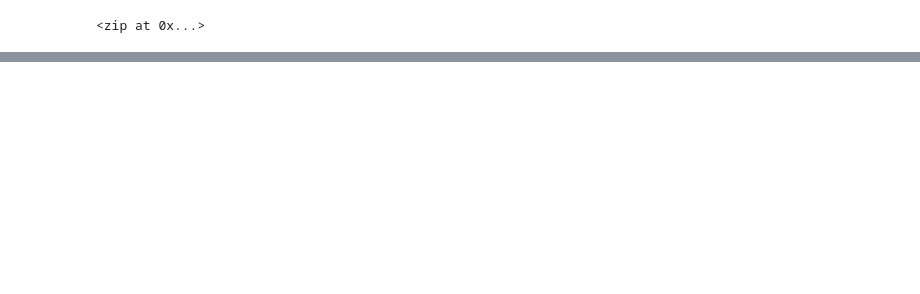
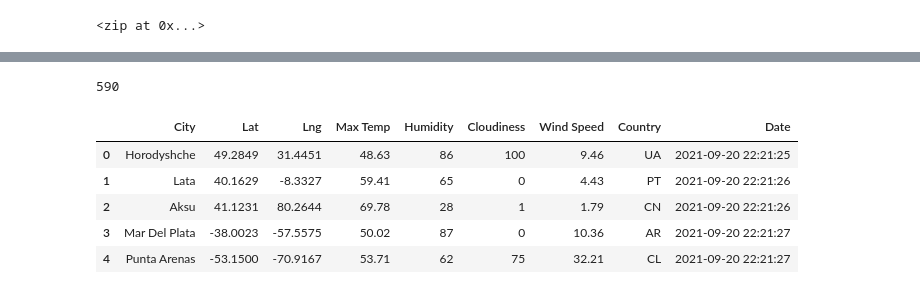
Before and after one commit to Shelka4444/World_Weather_Analysis, a Jupyter notebook: weather.ipynb, the cells around one changed output, grey strips where cells are left out. Drawn from its saved outputs; the diff is of its cells as text; code cells hidden in the pictures; blank space fills up the shorter version.

Commit message:
adding updated weather file.

```diff
--- a/weather.ipynb
+++ b/weather.ipynb
@@ -6,3 +11,6 @@ import numpy as np
+# %%
+# Starting URL for Weather Map API Call.
+url = "http://api.openweathermap.org/data/2.5/weather?units=Imperial&APPID=" + weather_api_key
 # %%
 # Create a set of random latitude and longitude combinations.
 lats = np.random.uniform(low=-90.000, high=90.000, size=1500)
@@ -32,0 +122,15 @@ len(cities)
+# %%
+len(city_data)
+# %% [output]
+590
+# %%
+# Convert the array of dictionaries to a Pandas DataFrame.
+city_data_df = pd.DataFrame(city_data)
+city_data_df.head()
+# %% [output]
+|  | City | Lat | Lng | Max Temp | Humidity | Cloudiness | Wind Speed | Country | Date |
+| 0 | Horodyshche | 49.2849 | 31.4451 | 48.63 | 86 | 100 | 9.46 | UA | 2021-09-20 22:21:25 |
+| 1 | Lata | 40.1629 | -8.3327 | 59.41 | 65 | 0 | 4.43 | PT | 2021-09-20 22:21:26 |
+| 2 | Aksu | 41.1231 | 80.2644 | 69.78 | 28 | 1 | 1.79 | CN | 2021-09-20 22:21:26 |
+| 3 | Mar Del Plata | -38.0023 | -57.5575 | 50.02 | 87 | 0 | 10.36 | AR | 2021-09-20 22:21:27 |
+| 4 | Punta Arenas | -53.1500 | -70.9167 | 53.71 | 62 | 75 | 32.21 | CL | 2021-09-20 22:21:27 |
```
Also changed, not shown: parts of 6 cells of this notebook.
